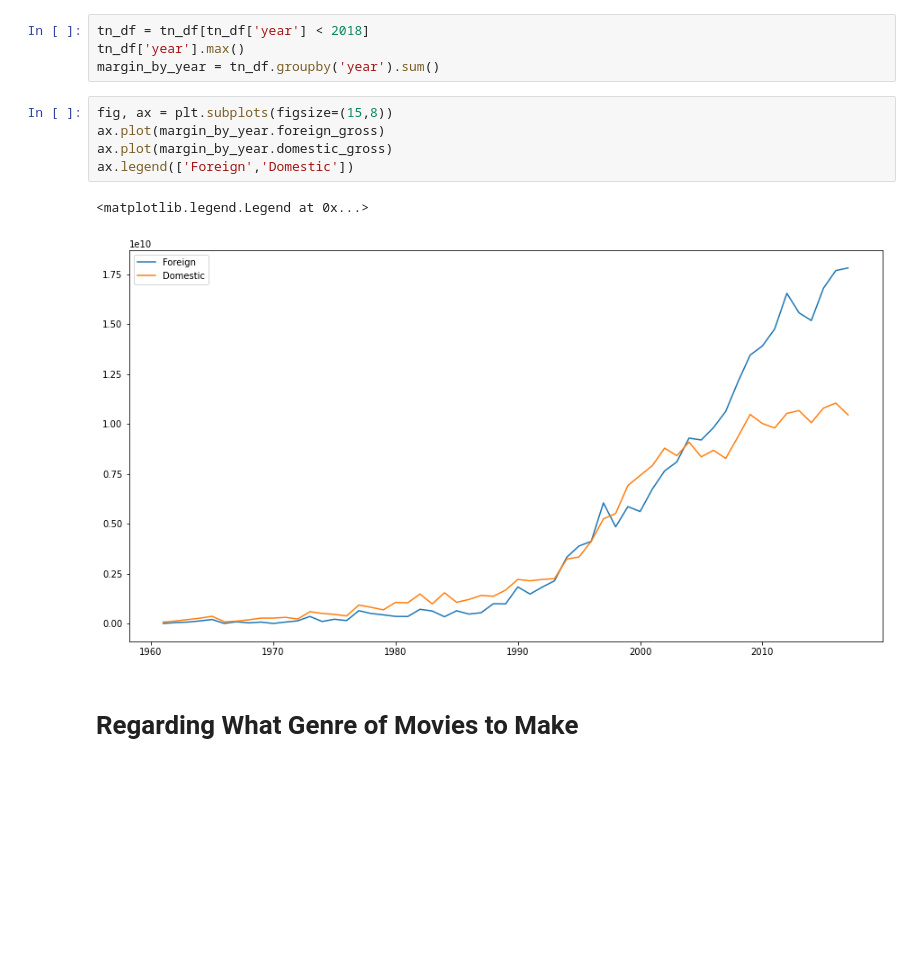
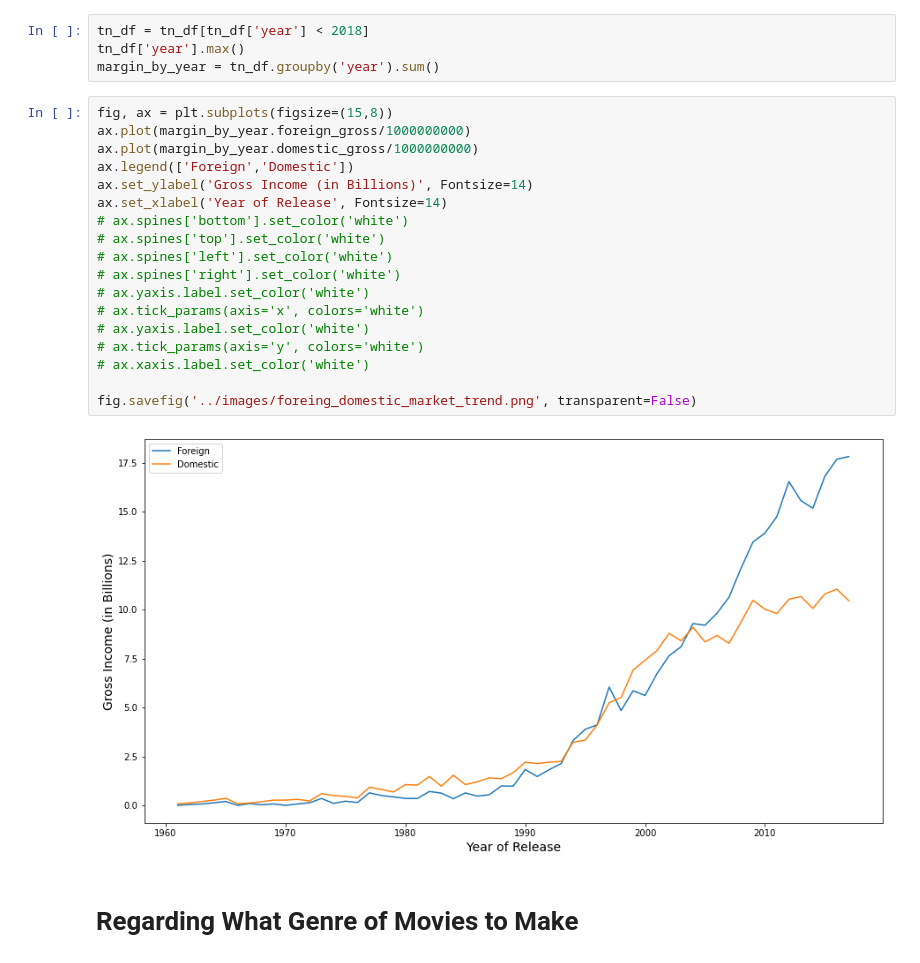
Before and after one commit to JCherryA050/phase_1_project, a Jupyter notebook: working_notebooks/project_notebook_ajc.ipynb, the cells around one changed output. Cells and saved outputs as stored; diff of their text form; blank space fills up the shorter version.

Commit message:
added dark figures and genre analysis to ajc

```diff
--- a/working_notebooks/project_notebook_ajc.ipynb
+++ b/working_notebooks/project_notebook_ajc.ipynb
@@ -401,14 +375,26 @@ ax.plot(margin_by_year.worldwide_gross)
 tn_df = tn_df[tn_df['year'] < 2018]
 tn_df['year'].max()
 margin_by_year = tn_df.groupby('year').sum()
-# %%
-fig, ax = plt.subplots(figsize=(15,8))
-ax.plot(margin_by_year.foreign_gross)
-ax.plot(margin_by_year.domestic_gross)
-ax.legend(['Foreign','Domestic'])
-# %% [output]
-<matplotlib.legend.Legend at 0x...>
-[figure, removed]
+# %%
+fig, ax = plt.subplots(figsize=(15,8))
+ax.plot(margin_by_year.foreign_gross/1000000000)
+ax.plot(margin_by_year.domestic_gross/1000000000)
+ax.legend(['Foreign','Domestic'])
+ax.set_ylabel('Gross Income (in Billions)', Fontsize=14)
+ax.set_xlabel('Year of Release', Fontsize=14)
+# ax.spines['bottom'].set_color('white')
+# ax.spines['top'].set_color('white')
+# ax.spines['left'].set_color('white')
+# ax.spines['right'].set_color('white')
+# ax.yaxis.label.set_color('white')
+# ax.tick_params(axis='x', colors='white')
+# ax.yaxis.label.set_color('white')
+# ax.tick_params(axis='y', colors='white')
+# ax.xaxis.label.set_color('white')
+
+fig.savefig('../images/foreing_domestic_market_trend.png', transparent=False)
+# %% [output]
+[figure, added]
 # %% [markdown]
 # Regarding What Genre of Movies to Make
 # %%
```
Also changed, not shown: parts of 6 cells of this notebook, 3 other files.
